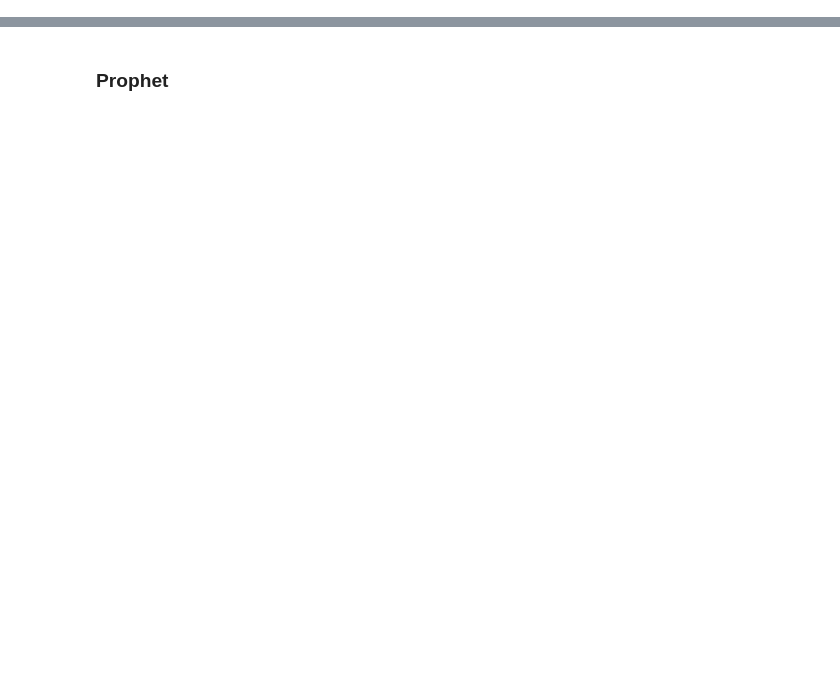
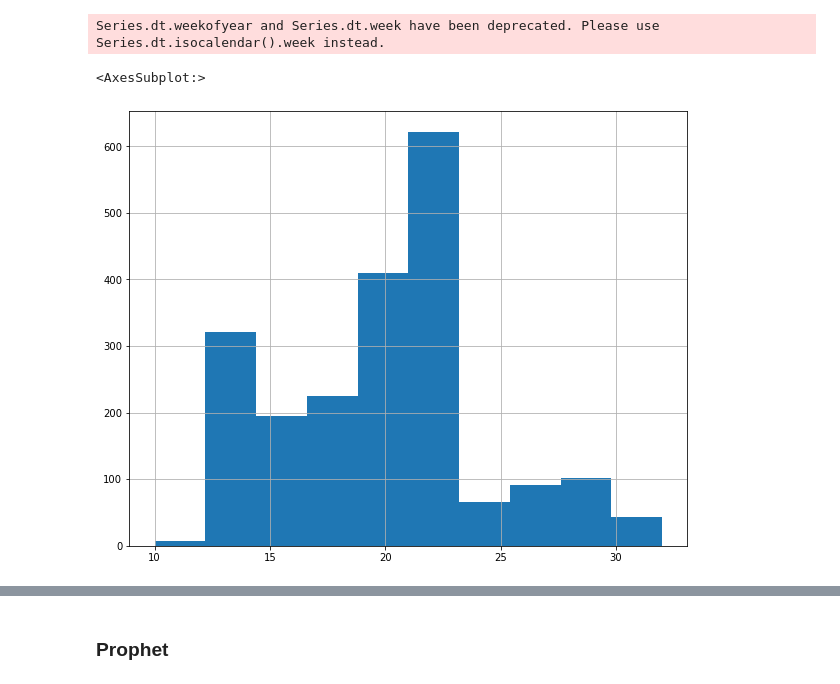
Before and after one commit to JoAmps/Forecasting-average-weekly-prices-of-the-Parallel-Alpha-nft, a Jupyter notebook: forecasting floor prices of parallel alpha.ipynb, the cells around one changed output, grey strips where cells are left out. Saved outputs shown, nothing was run; the diff lists cells and outputs as text; code cells hidden in the pictures; blank space fills up the shorter version.

```diff
--- a/forecasting floor prices of parallel alpha.ipynb
+++ b/forecasting floor prices of parallel alpha.ipynb
@@ -44,0 +304,2 @@ pandas only support SQLAlchemy connectable(engine/connection) ordatabase string
+# %%
+tweets=(pd.concat([tweets,sentiment],axis=1))
@@ -44,0 +337,2 @@ pandas only support SQLAlchemy connectable(engine/connection) ordatabase string
+# %%
+tweets['readability']=[flesch_reading_ease(i) for i in tweets['tweet_cleaned'].apply(str)]
@@ -44,0 +348,14 @@ pandas only support SQLAlchemy connectable(engine/connection) ordatabase string
+# %%
+df = tweets.copy()
+# %%
+df['date']=pd.to_datetime(df['date'])
+df['day']=df['date'].dt.day
+df['week']=df['date'].dt.week
+df['month']=df['date'].dt.month
+# %% [output]
+Series.dt.weekofyear and Series.dt.week have been deprecated. Please use Series.dt.isocalendar().week instead.
+# %%
+df['word_count'].hist()
+# %% [output]
+<AxesSubplot:>
+[figure, added]
```
Also changed, not shown: parts of 148 cells of this notebook, 3 other files.
